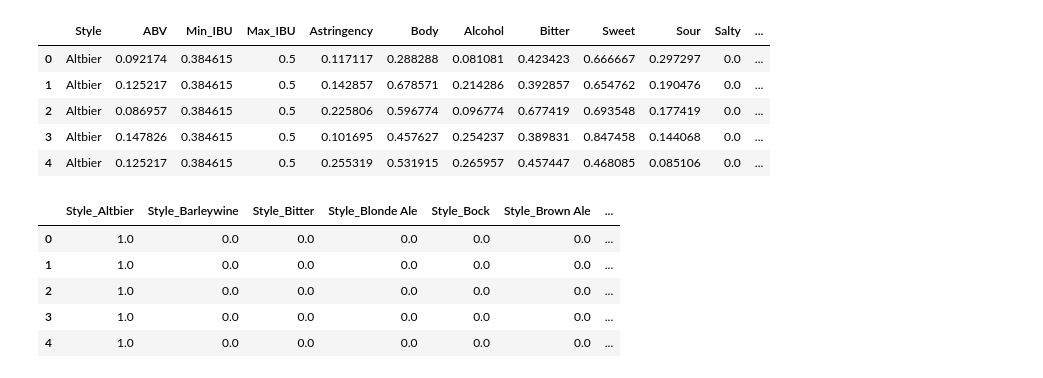
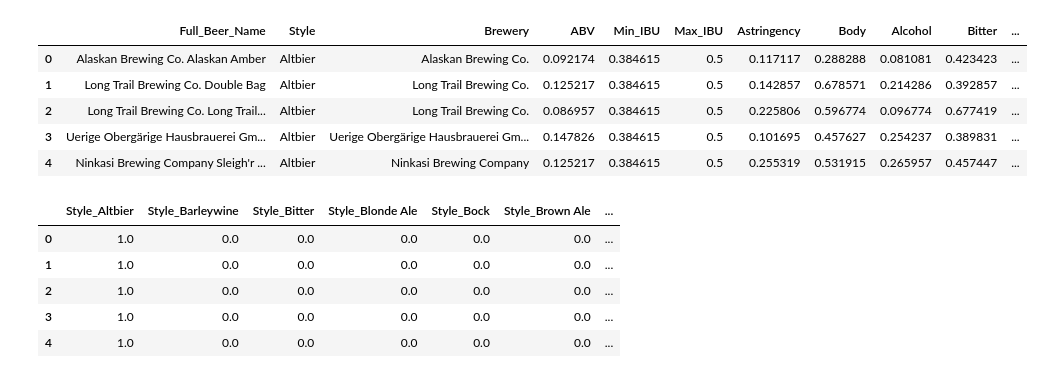
Before and after one commit to Tmalasky/Beer_Recommender, a Jupyter notebook: basic_beer_model.ipynb, the cells around one changed output. Drawn from its saved outputs; the diff is of its cells as text; code cells hidden in the pictures.

```diff
--- a/basic_beer_model.ipynb
+++ b/basic_beer_model.ipynb
@@ -19,5 +20 @@ beer_stats = pd.read_sql_query("SELECT * FROM beer_stats", con).drop('Full_Beer_
 reviews_df = pd.read_sql_query("SELECT * FROM reviews", con)
-# %%
-# Drop beer and brewery names (for simple test model)
-beers_df.drop(['Full_Beer_Name', 'Brewery'], axis=1, inplace=True)
-beers_df.head()
@@ -31,36 +61,37 @@ beers_df.head()
 # %%
+# Scale numerical values
 scaler = MinMaxScaler()
 
 def scale_col_by_row(df, cols):
     # Scale values by row
     scaled_cols = pd.DataFrame(scaler.fit_transform(df[cols].T).T, columns=cols)
     df[cols] = scaled_cols
     return df
 
 def scale_col_by_col(df, cols):
     # Scale values by column
     scaled_cols = pd.DataFrame(scaler.fit_transform(df[cols]), columns=cols)
     df[cols] = scaled_cols
     return df
 
 # Scale values in tasting profile features (across rows)
-beers_df = scale_col_by_row(beers_df, beers_df.columns[4:15])
+beers_df = scale_col_by_row(beers_df, beers_df.columns[6:])
 
 # Scale values in tasting profile features (across columns)
-beers_df = scale_col_by_col(beers_df, beers_df.columns[4:15])
+beers_df = scale_col_by_col(beers_df, beers_df.columns[6:])
 
 # Scale values in chemical features (across columns)
-beers_df = scale_col_by_col(beers_df, beers_df.columns[1:4])
+beers_df = scale_col_by_col(beers_df, beers_df.columns[3:6])
 
-# Peak at re-scaled data
+# Peek at re-scaled data
 beers_df.head()
 # %% [output]
-|  | Style | ABV | Min_IBU | Max_IBU | Astringency | Body | Alcohol | Bitter | Sweet | Sour | Salty | ... |
-| 0 | Altbier | 0.092174 | 0.384615 | 0.5 | 0.117117 | 0.288288 | 0.081081 | 0.423423 | 0.666667 | 0.297297 | 0.0 | ... |
-| 1 | Altbier | 0.125217 | 0.384615 | 0.5 | 0.142857 | 0.678571 | 0.214286 | 0.392857 | 0.654762 | 0.190476 | 0.0 | ... |
-| 2 | Altbier | 0.086957 | 0.384615 | 0.5 | 0.225806 | 0.596774 | 0.096774 | 0.677419 | 0.693548 | 0.177419 | 0.0 | ... |
-| 3 | Altbier | 0.147826 | 0.384615 | 0.5 | 0.101695 | 0.457627 | 0.254237 | 0.389831 | 0.847458 | 0.144068 | 0.0 | ... |
-| 4 | Altbier | 0.125217 | 0.384615 | 0.5 | 0.255319 | 0.531915 | 0.265957 | 0.457447 | 0.468085 | 0.085106 | 0.0 | ... |
+|  | Full_Beer_Name | Style | Brewery | ABV | Min_IBU | Max_IBU | Astringency | Body | Alcohol | Bitter | ... |
+| 0 | Alaskan Brewing Co. Alaskan Amber | Altbier | Alaskan Brewing Co. | 0.092174 | 0.384615 | 0.5 | 0.117117 | 0.288288 | 0.081081 | 0.423423 | ... |
+| 1 | Long Trail Brewing Co. Double Bag | Altbier | Long Trail Brewing Co. | 0.125217 | 0.384615 | 0.5 | 0.142857 | 0.678571 | 0.214286 | 0.392857 | ... |
+| 2 | Long Trail Brewing Co. Long Trail... | Altbier | Long Trail Brewing Co. | 0.086957 | 0.384615 | 0.5 | 0.225806 | 0.596774 | 0.096774 | 0.677419 | ... |
+| 3 | Uerige Obergärige Hausbrauerei Gm... | Altbier | Uerige Obergärige Hausbrauerei Gm... | 0.147826 | 0.384615 | 0.5 | 0.101695 | 0.457627 | 0.254237 | 0.389831 | ... |
+| 4 | Ninkasi Brewing Company Sleigh'r ... | Altbier | Ninkasi Brewing Company | 0.125217 | 0.384615 | 0.5 | 0.255319 | 0.531915 | 0.265957 | 0.457447 | ... |
 # %%
 enc = OneHotEncoder(sparse=False)
 
```
Also changed, not shown: parts of 15 cells of this notebook, 1 other file.
